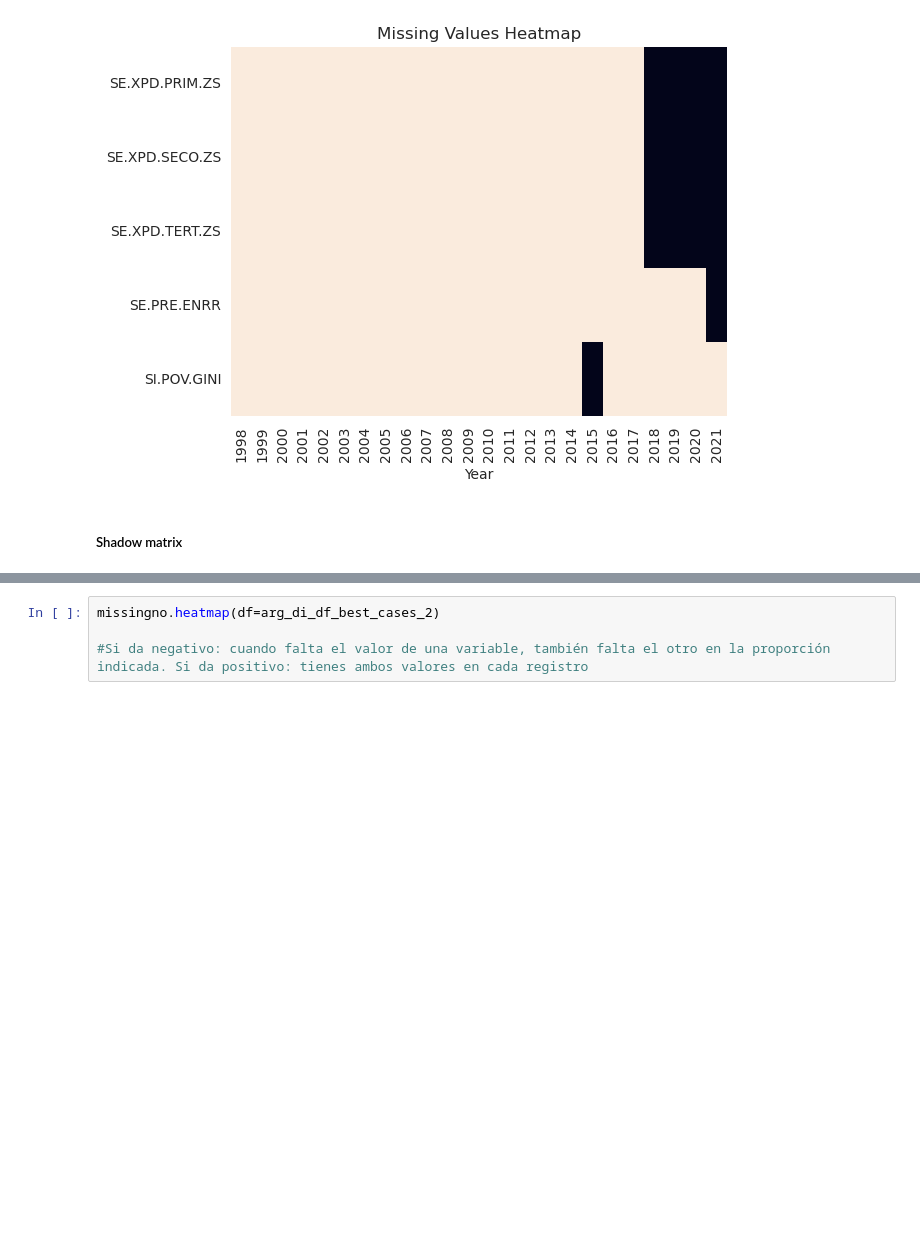
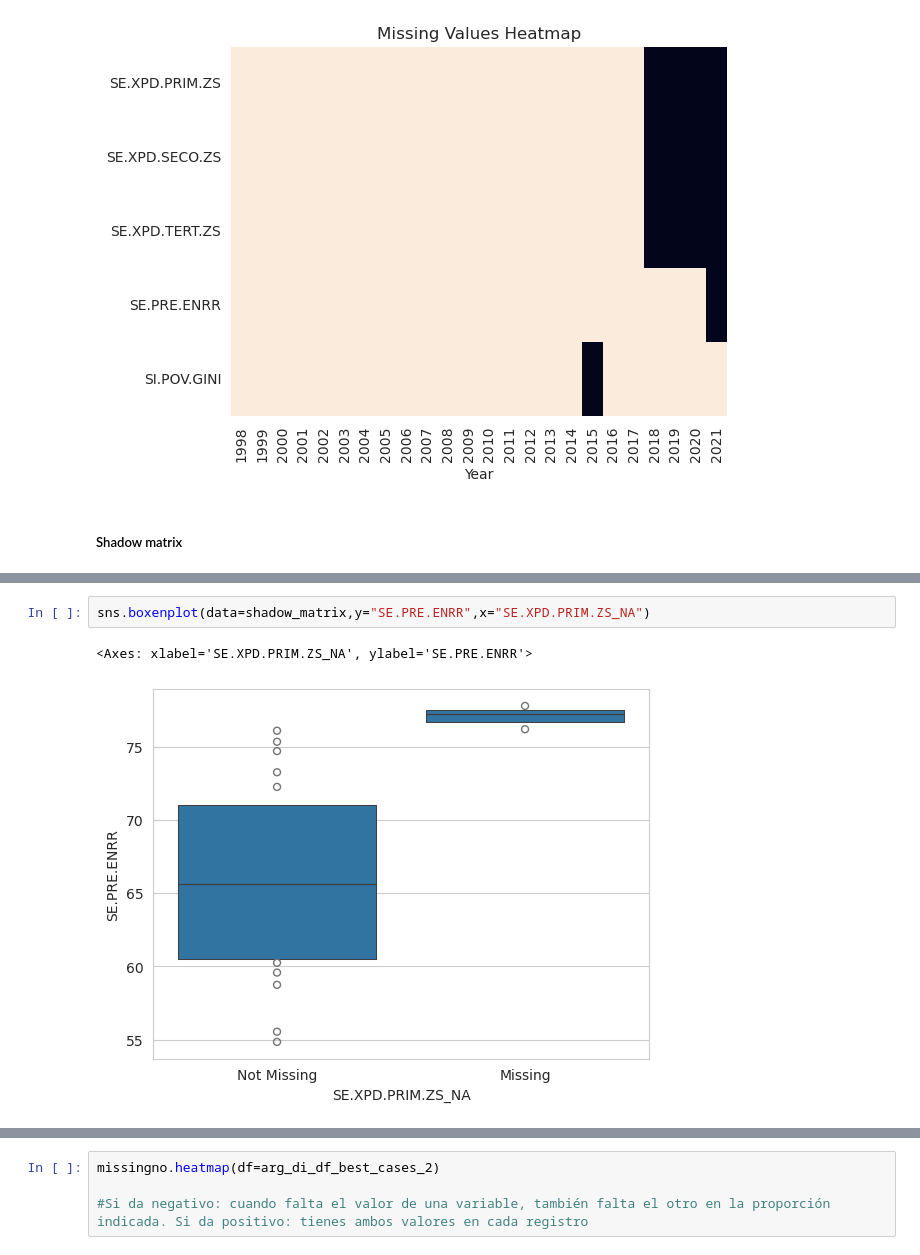
Before and after one commit to alejo-cuello/research-on-argentina, a Jupyter notebook: notebooks/0.1-alejo-explore_data.ipynb, the cells around one changed output, grey strips where cells are left out. Cells and saved outputs as stored; diff of their text form; blank space fills up the shorter version.

```diff
--- a/notebooks/0.1-alejo-explore_data.ipynb
+++ b/notebooks/0.1-alejo-explore_data.ipynb
@@ -322,0 +336,5 @@ arg_di_df_best_cases_2.missing.bind_shadow_matrix(only_missing = True)
+# %%
+sns.boxenplot(data=shadow_matrix,y="SE.PRE.ENRR",x="SE.XPD.PRIM.ZS_NA")
+# %% [output]
+<Axes: xlabel='SE.XPD.PRIM.ZS_NA', ylabel='SE.PRE.ENRR'>
+[figure, added]
```
Also changed, not shown: parts of 8 cells of this notebook.
